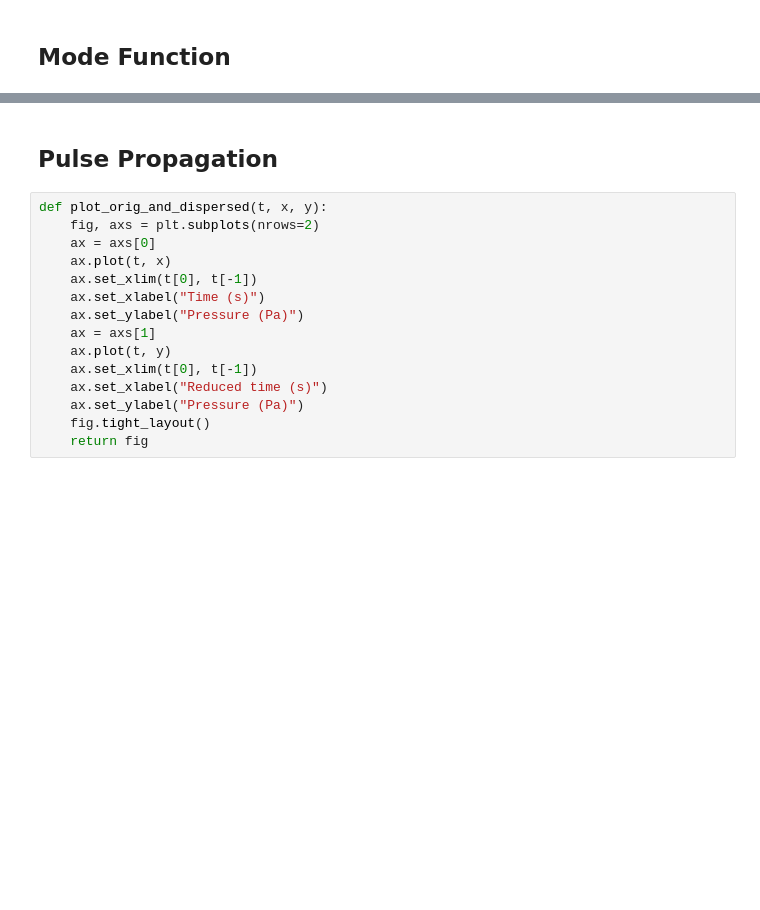
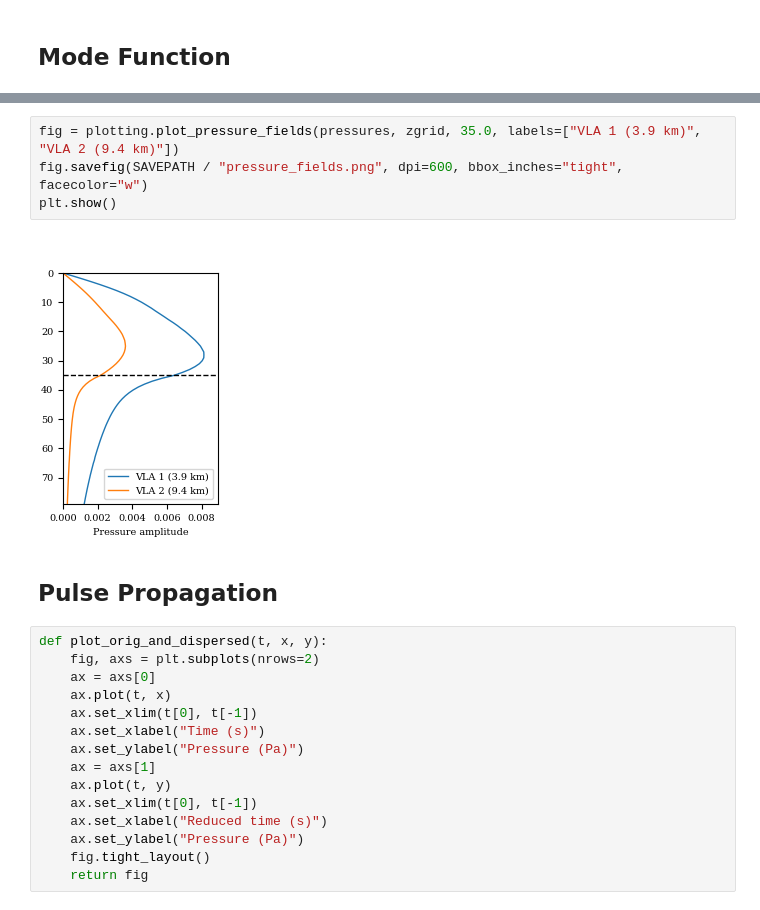
Before and after one commit to NeptuneProjects/RODEO-II_Construction-Soundscape, a Jupyter notebook: scripts/propagation.ipynb, the cells around one changed output, grey strips where cells are left out. Saved outputs shown, nothing was run; the diff lists cells and outputs as text; blank space fills up the shorter version.

```diff
--- a/scripts/propagation.ipynb
+++ b/scripts/propagation.ipynb
@@ -105,3 +96,9 @@ plt.show()
+# %%
+fig = plotting.plot_pressure_fields(pressures, zgrid, 35.0, labels=["VLA 1 (3.9 km)", "VLA 2 (9.4 km)"])
+fig.savefig(SAVEPATH / "pressure_fields.png", dpi=600, bbox_inches="tight", facecolor="w")
+plt.show()
+# %% [output]
+[figure, added]
 # %% [markdown]
 ## Pulse Propagation
 # %%
```
Also changed, not shown: parts of 15 cells of this notebook.
